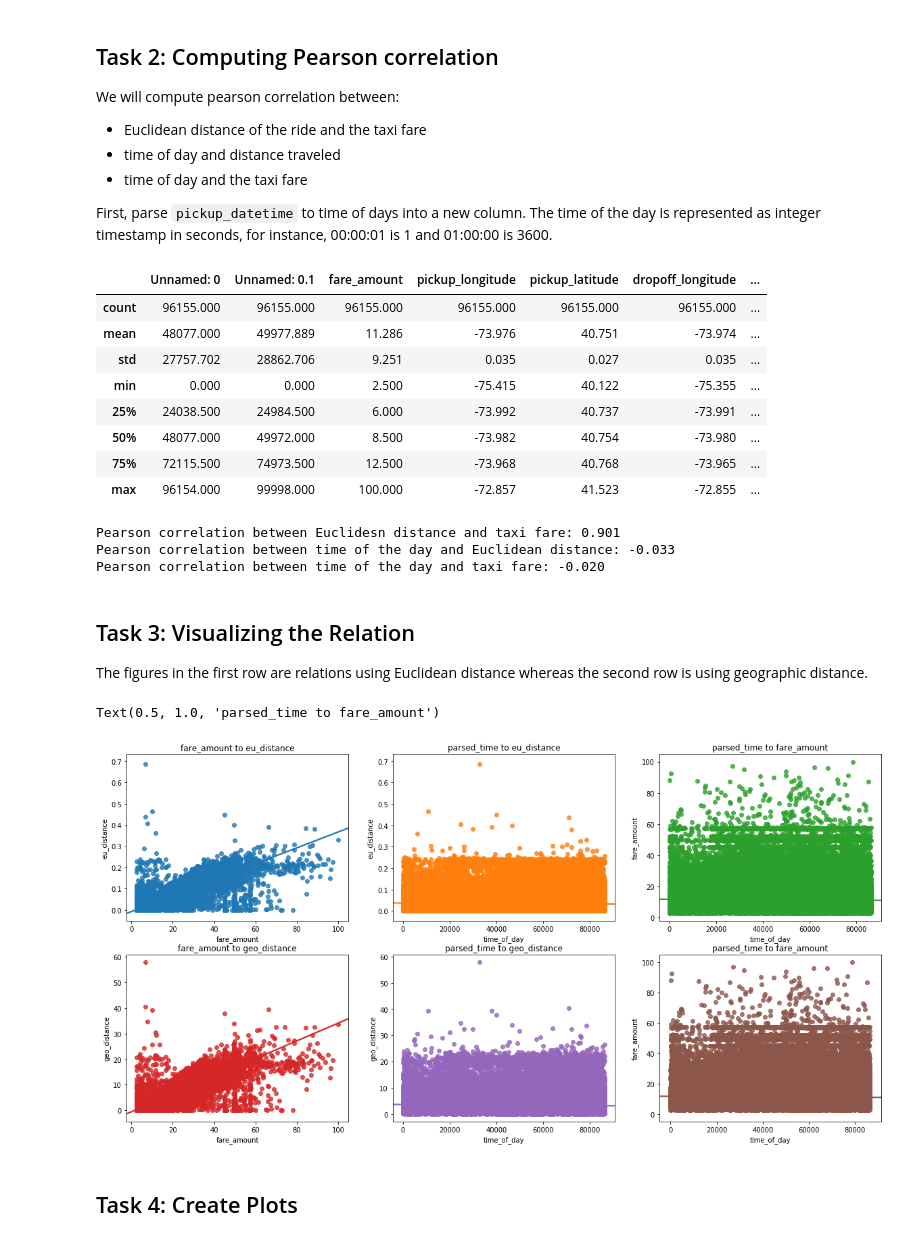
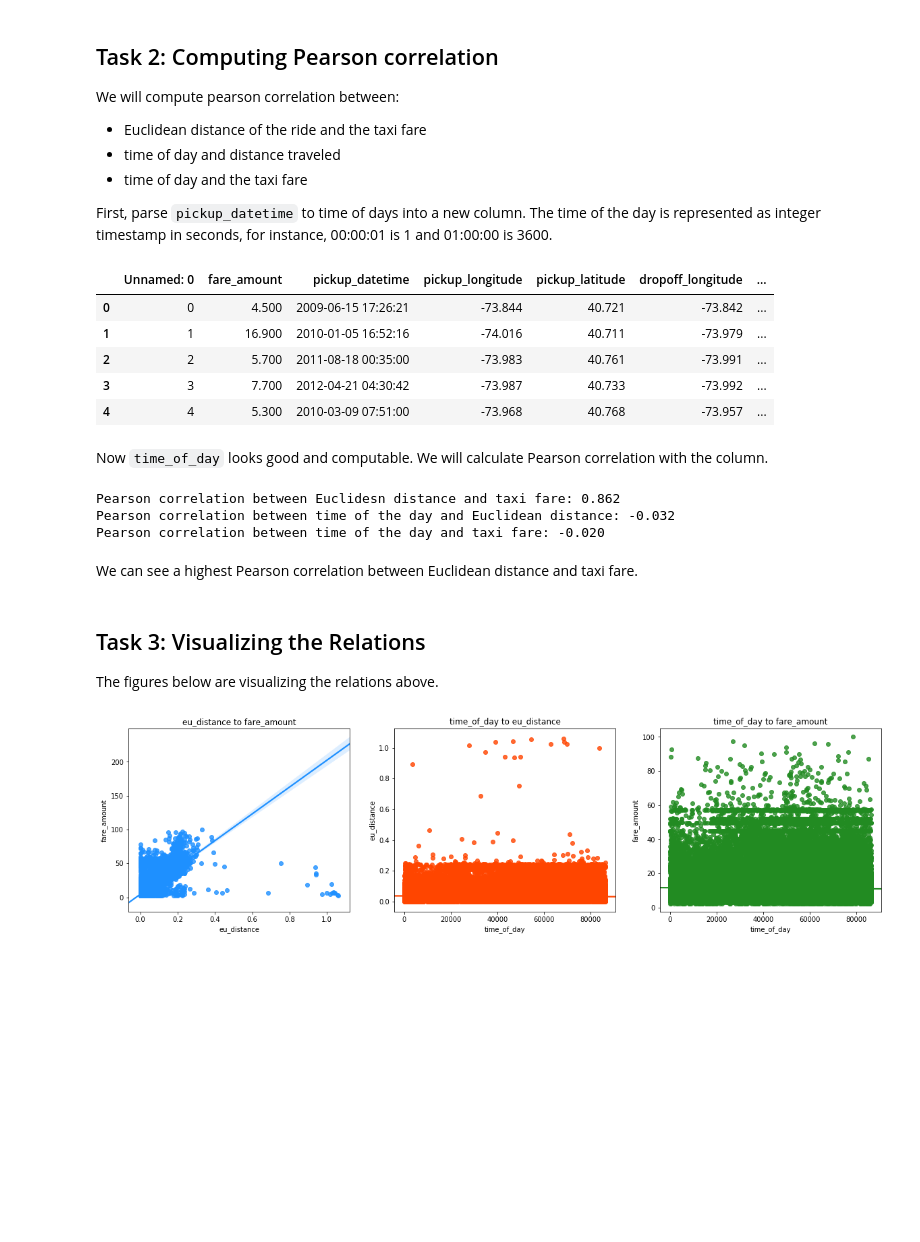
Before and after one commit to sshshao/nyc-taxi-fare-prediction, a Jupyter notebook: nyc-taxi-fare-prediction.ipynb, the cells around one changed output. Drawn from its saved outputs; the diff is of its cells as text; code cells hidden in the pictures; blank space fills up the shorter version.

Commit message:
all tasks done

```diff
--- a/nyc-taxi-fare-prediction.ipynb
+++ b/nyc-taxi-fare-prediction.ipynb
@@ -163,55 +169,46 @@ def parse_time_of_day(time):
 
 df['time_of_day'] = parse_time_of_day(df['pickup_datetime'])
 
-df.describe()
+df.head()
 # %% [output]
-|  | Unnamed: 0 | Unnamed: 0.1 | fare_amount | pickup_longitude | pickup_latitude | dropoff_longitude | ... |
-| count | 96155.000 | 96155.000 | 96155.000 | 96155.000 | 96155.000 | 96155.000 | ... |
-| mean | 48077.000 | 49977.889 | 11.286 | -73.976 | 40.751 | -73.974 | ... |
-| std | 27757.702 | 28862.706 | 9.251 | 0.035 | 0.027 | 0.035 | ... |
-| min | 0.000 | 0.000 | 2.500 | -75.415 | 40.122 | -75.355 | ... |
-| 25% | 24038.500 | 24984.500 | 6.000 | -73.992 | 40.737 | -73.991 | ... |
-| 50% | 48077.000 | 49972.000 | 8.500 | -73.982 | 40.754 | -73.980 | ... |
-| 75% | 72115.500 | 74973.500 | 12.500 | -73.968 | 40.768 | -73.965 | ... |
-| max | 96154.000 | 99998.000 | 100.000 | -72.857 | 41.523 | -72.855 | ... |
+|  | Unnamed: 0 | fare_amount | pickup_datetime | pickup_longitude | pickup_latitude | dropoff_longitude | ... |
+| 0 | 0 | 4.500 | 2009-06-15 17:26:21 | -73.844 | 40.721 | -73.842 | ... |
+| 1 | 1 | 16.900 | 2010-01-05 16:52:16 | -74.016 | 40.711 | -73.979 | ... |
+| 2 | 2 | 5.700 | 2011-08-18 00:35:00 | -73.983 | 40.761 | -73.991 | ... |
+| 3 | 3 | 7.700 | 2012-04-21 04:30:42 | -73.987 | 40.733 | -73.992 | ... |
+| 4 | 4 | 5.300 | 2010-03-09 07:51:00 | -73.968 | 40.768 | -73.957 | ... |
+# %% [markdown]
+Now `time_of_day` looks good and computable. We will calculate Pearson correlation with the column.
 # %%
-corr1 = df['fare_amount'].corr(df['eu_distance'])
-corr2 = df['time_of_day'].corr(df['eu_distance'])
-corr3 = df['time_of_day'].corr(df['fare_amount'])
+corr1 = df['eu_distance'].corr(df['fare_amount'], method="pearson")
+corr2 = df['time_of_day'].corr(df['eu_distance'], method="pearson")
+corr3 = df['time_of_day'].corr(df['fare_amount'], method="pearson")
 
 print("Pearson correlation between Euclidesn distance and taxi fare: %.3f" % corr1)
 print("Pearson correlation between time of the day and Euclidean distance: %.3f" % corr2)
 print("Pearson correlation between time of the day and taxi fare: %.3f" % corr3)
 # %% [output]
-Pearson correlation between Euclidesn distance and taxi fare: 0.901
-Pearson correlation between time of the day and Euclidean distance: -0.033
+Pearson correlation between Euclidesn distance and taxi fare: 0.862
+Pearson correlation between time of the day and Euclidean distance: -0.032
 Pearson correlation between time of the day and taxi fare: -0.020
+# %% [markdown]
+We can see a highest Pearson correlation between Euclidean distance and taxi fare.
 # %% [markdown]
-## Task 3: Visualizing the Relation
+## Task 3: Visualizing the Relations
 
-The figures in the first row are relations using Euclidean distance whereas the second row is using geographic distance.
+The figures below are visualizing the relations above.
 # %%
-figure, axes = plt.subplots(2, 3, figsize = (20, 10), sharex=False, sharey=False)
+figure, axes = plt.subplots(1, 3, figsize = (20, 5), sharex=False, sharey=False)
 
-seaborn.regplot(x="fare_amount", y="eu_distance", data=df, ax = axes[0][0])
-axes[0][0].set_title('fare_amount to eu_distance')
+seaborn.regplot(x="eu_distance", y="fare_amount", data=df, ax=axes[0], color="dodgerblue")
+axes[0].set_title('eu_distance to fare_amount')
 
-seaborn.regplot(x="time_of_day", y="eu_distance", data=df, ax = axes[0][1])
-axes[0][1].set_title('parsed_time to eu_distance')
+seaborn.regplot(x="time_of_day", y="eu_distance", data=df, ax=axes[1], color="orangered")
+axes[1].set_title('time_of_day to eu_distance')
 
-seaborn.regplot(x="time_of_day", y="fare_amount", data=df, ax = axes[0][2])
-axes[0][2].set_title('parsed_time to fare_amount')
+seaborn.regplot(x="time_of_day", y="fare_amount", data=df, ax=axes[2], color="forestgreen")
+axes[2].set_title('time_of_day to fare_amount')
 
-seaborn.regplot(x="fare_amount", y="geo_distance", data=df, ax = axes[1][0])
-axes[1][0].set_title('fare_amount to geo_distance')
-
-seaborn.regplot(x="time_of_day", y="geo_distance", data=df, ax = axes[1][1])
-axes[1][1].set_title('parsed_time to geo_distance')
-
-seaborn.regplot(x="time_of_day", y="fare_amount", data=df, ax = axes[1][2])
-axes[1][2].set_title('parsed_time to fare_amount')
+figure.show()
 # %% [output]
-Text(0.5, 1.0, 'parsed_time to fare_amount')
-[figure, old version]
+[figure, new version]
-# %% [markdown]
-## Task 4: Create Plots
```
Also changed, not shown: parts of 30 cells of this notebook, 1 other file.
